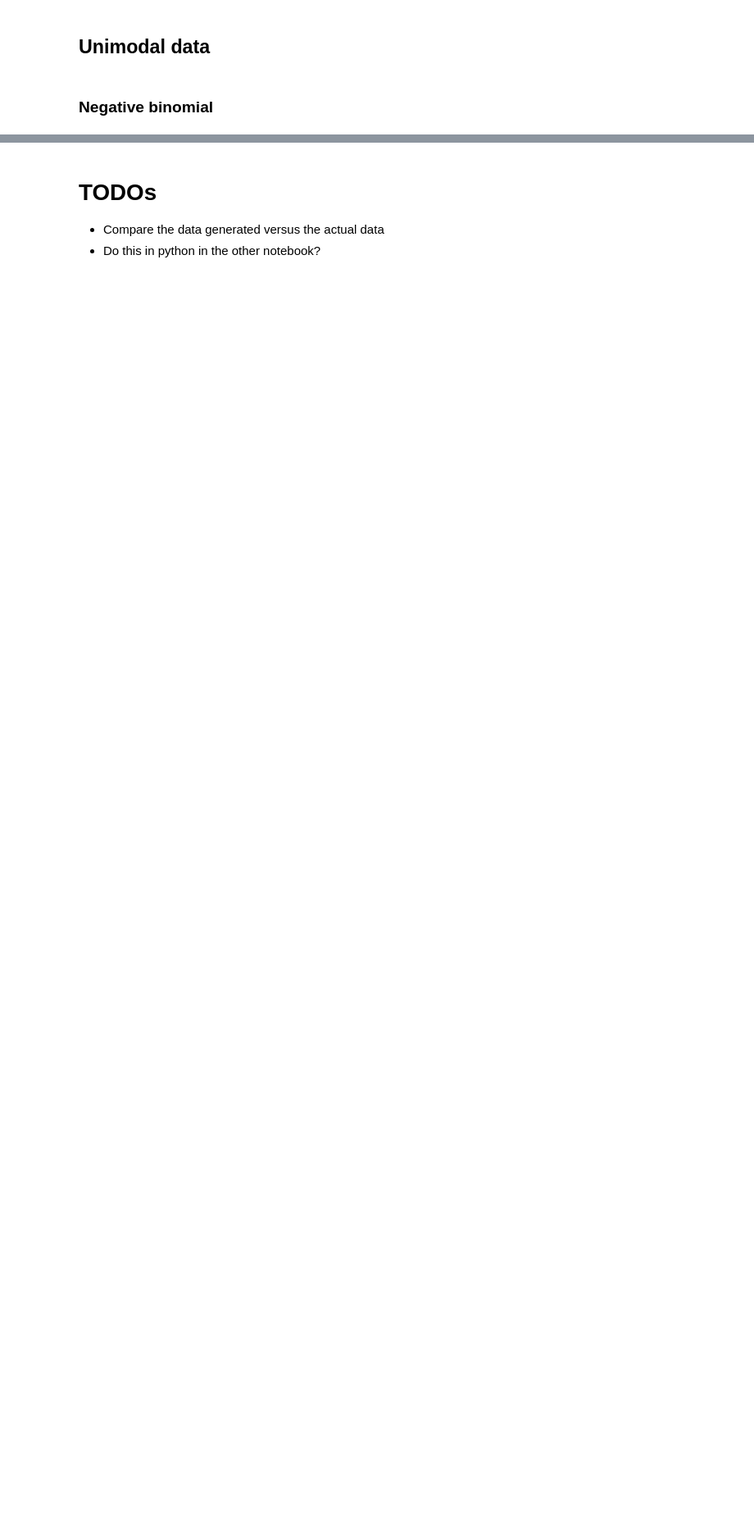
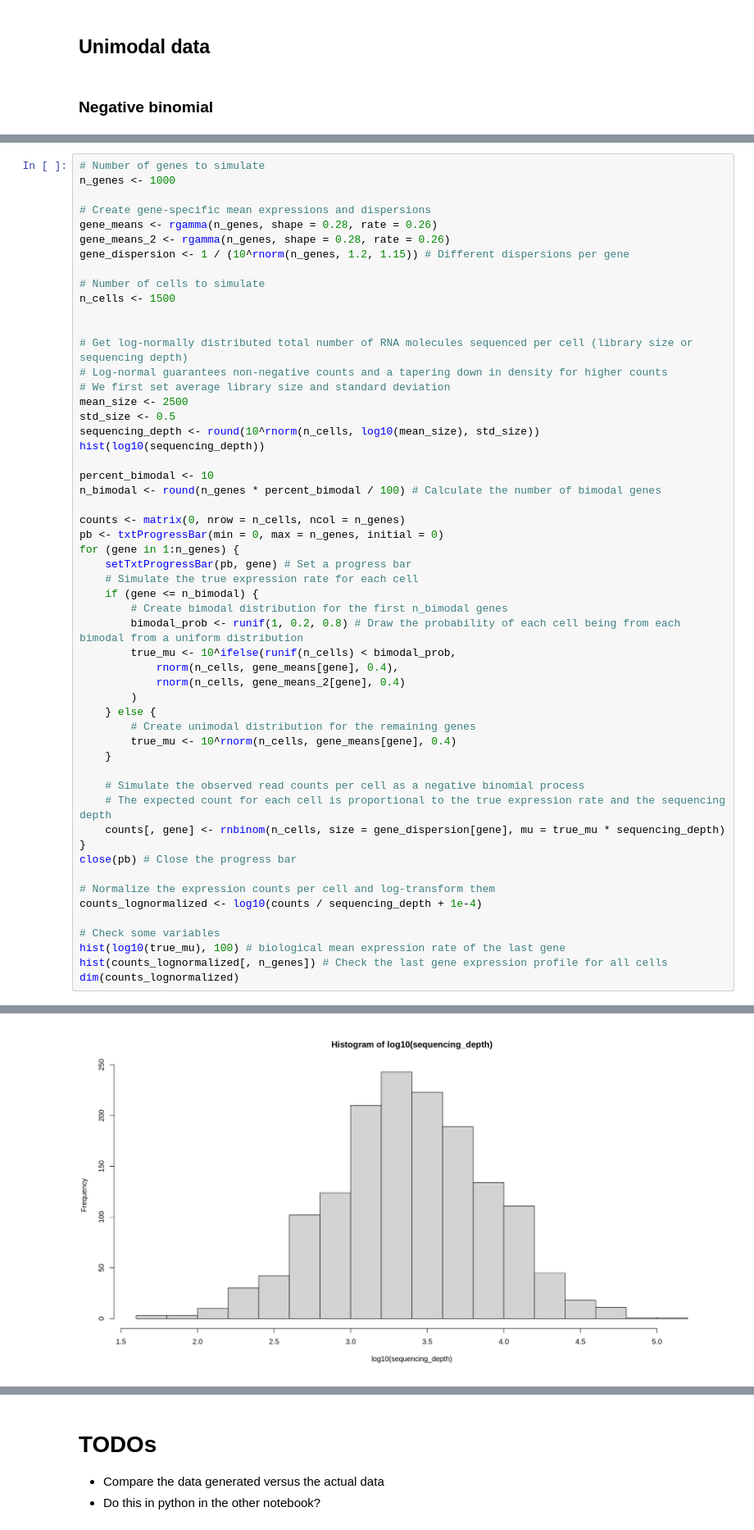
Before and after one commit to AndreMacedo88/Notebooks-Research, a Jupyter notebook: Bioinfo/Transcriptomics/generate_realistic_single-cell_count_data_r.ipynb, the cells around one changed output, grey strips where cells are left out. Shown at 82% size. Drawn from its saved outputs; the diff is of its cells as text; blank space fills up the shorter version.

```diff
--- a/Bioinfo/Transcriptomics/generate_realistic_single-cell_count_data_r.ipynb
+++ b/Bioinfo/Transcriptomics/generate_realistic_single-cell_count_data_r.ipynb
@@ -554,0 +619,55 @@ ggplot(plot_data, aes(x = Counts, y = NonZeroCounts)) +
+# %%
+# Number of genes to simulate
+n_genes <- 1000
+
+# Create gene-specific mean expressions and dispersions
+gene_means <- rgamma(n_genes, shape = 0.28, rate = 0.26)
+gene_means_2 <- rgamma(n_genes, shape = 0.28, rate = 0.26)
+gene_dispersion <- 1 / (10^rnorm(n_genes, 1.2, 1.15)) # Different dispersions per gene
+
+# Number of cells to simulate
+n_cells <- 1500
+
+
+# Get log-normally distributed total number of RNA molecules sequenced per cell (library size or sequencing depth)
+# Log-normal guarantees non-negative counts and a tapering down in density for higher counts
+# We first set average library size and standard deviation
+mean_size <- 2500
+std_size <- 0.5
+sequencing_depth <- round(10^rnorm(n_cells, log10(mean_size), std_size))
+hist(log10(sequencing_depth))
+
+percent_bimodal <- 10
+n_bimodal <- round(n_genes * percent_bimodal / 100) # Calculate the number of bimodal genes
+
+counts <- matrix(0, nrow = n_cells, ncol = n_genes)
+pb <- txtProgressBar(min = 0, max = n_genes, initial = 0)
+for (gene in 1:n_genes) {
+    setTxtProgressBar(pb, gene) # Set a progress bar
+    # Simulate the true expression rate for each cell
+    if (gene <= n_bimodal) {
+        # Create bimodal distribution for the first n_bimodal genes
+        bimodal_prob <- runif(1, 0.2, 0.8) # Draw the probability of each cell being from each bimodal from a uniform distribution
+        true_mu <- 10^ifelse(runif(n_cells) < bimodal_prob,
+            rnorm(n_cells, gene_means[gene], 0.4),
+            rnorm(n_cells, gene_means_2[gene], 0.4)
+        )
+    } else {
+        # Create unimodal distribution for the remaining genes
+        true_mu <- 10^rnorm(n_cells, gene_means[gene], 0.4)
+    }
+
+    # Simulate the observed read counts per cell as a negative binomial process
+    # The expected count for each cell is proportional to the true expression rate and the sequencing depth
+    counts[, gene] <- rnbinom(n_cells, size = gene_dispersion[gene], mu = true_mu * sequencing_depth)
+}
+close(pb) # Close the progress bar
+
+# Normalize the expression counts per cell and log-transform them
+counts_lognormalized <- log10(counts / sequencing_depth + 1e-4)
+
+# Check some variables
+hist(log10(true_mu), 100) # biological mean expression rate of the last gene
+hist(counts_lognormalized[, n_genes]) # Check the last gene expression profile for all cells
+dim(counts_lognormalized)
+# %% [output]
@@ -554,0 +675 @@ ggplot(plot_data, aes(x = Counts, y = NonZeroCounts)) +
+[figure, added]
```
Also changed, not shown: parts of 15 cells of this notebook.
